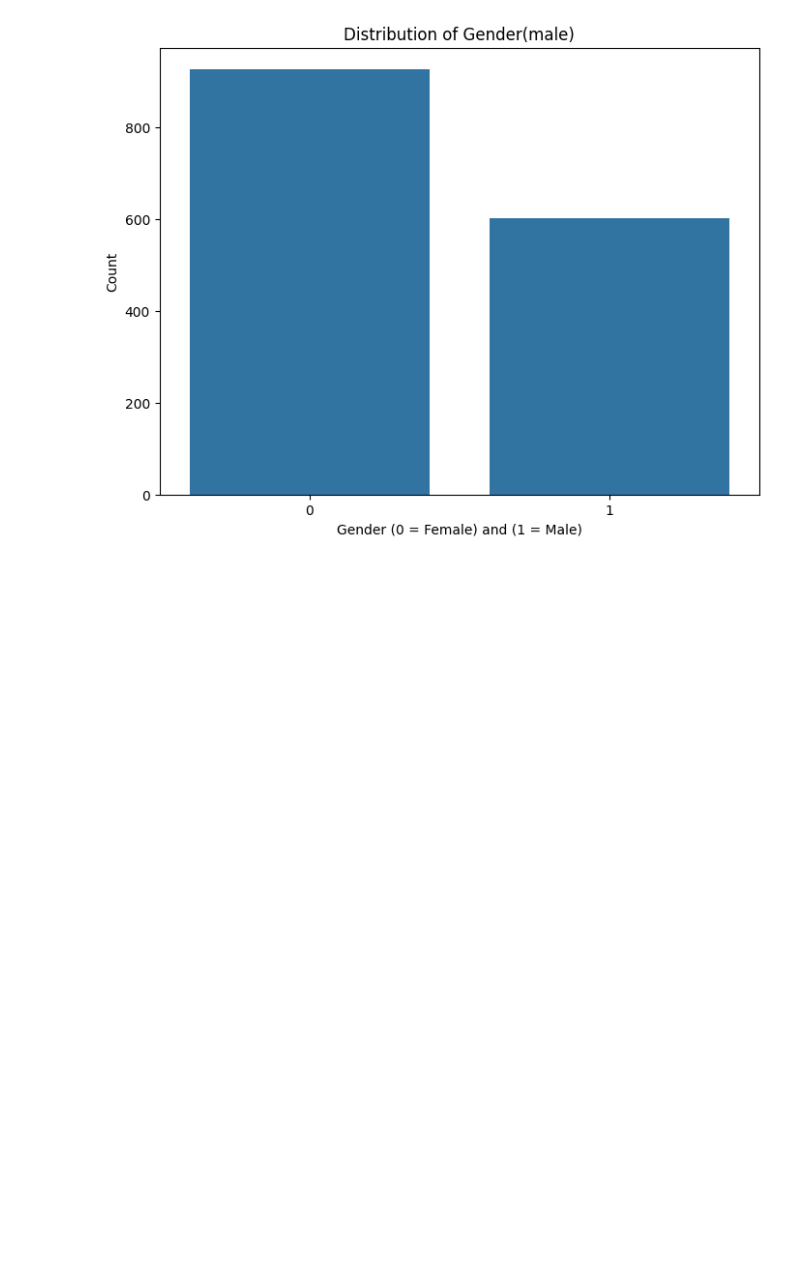
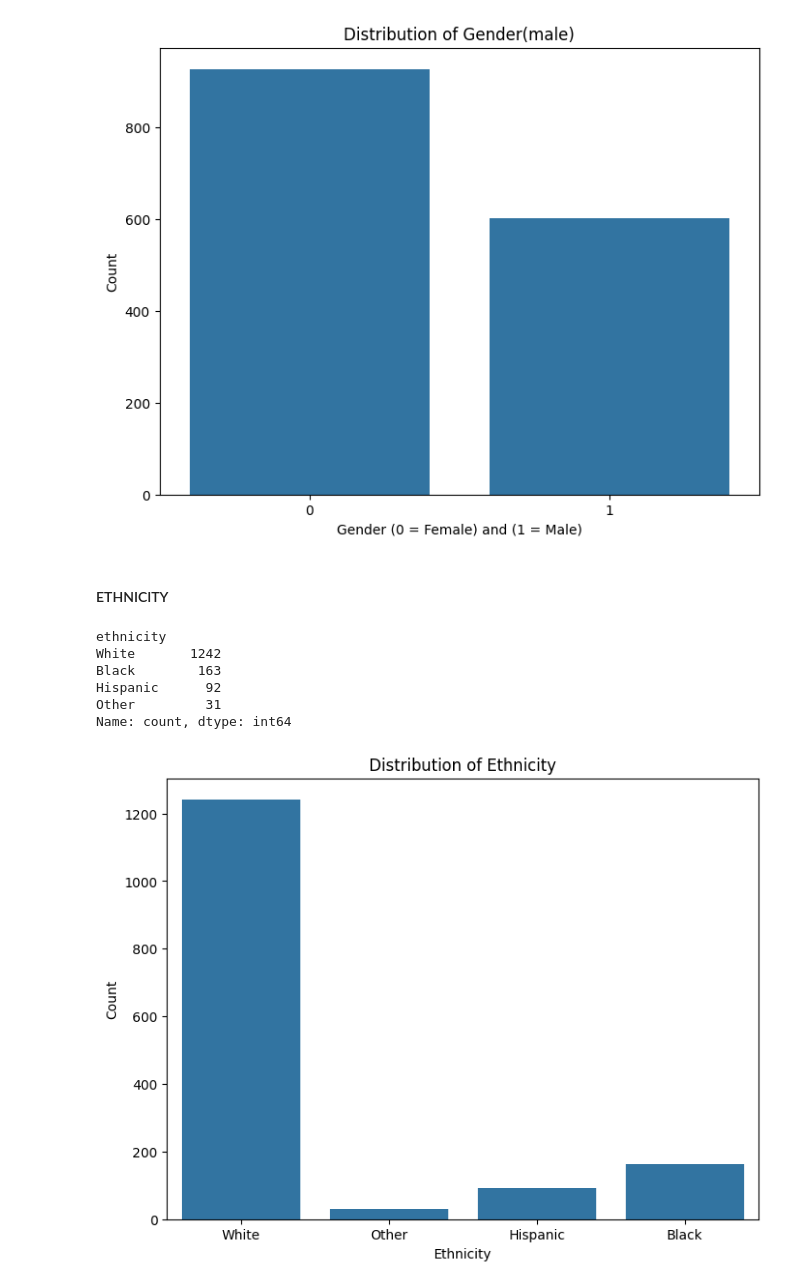
Before and after one commit to Darknight47/Data-Science-Project-01, a Jupyter notebook: linear_regression_with_interactioneffects.ipynb, the cells around one changed output. Drawn from its saved outputs; the diff is of its cells as text; code cells hidden in the pictures; blank space fills up the shorter version.

Commit message:
ethnicity

```diff
--- a/linear_regression_with_interactioneffects.ipynb
+++ b/linear_regression_with_interactioneffects.ipynb
@@ -251,3 +251,23 @@ plt.ylabel('Count')
 plt.show()
 # %% [output]
 [figure]
+# %% [markdown]
+#### ETHNICITY
+# %%
+dataset['ethnicity'].value_counts()
+# %% [output]
+ethnicity
+White       1242
+Black        163
+Hispanic      92
+Other         31
+Name: count, dtype: int64
+# %%
+plt.figure(figsize=(8, 6))
+sns.countplot(x=dataset['ethnicity'])
+plt.title('Distribution of Ethnicity')
+plt.xlabel("Ethnicity")
+plt.ylabel('Count')
+plt.show()
+# %% [output]
+[figure, added]
```
